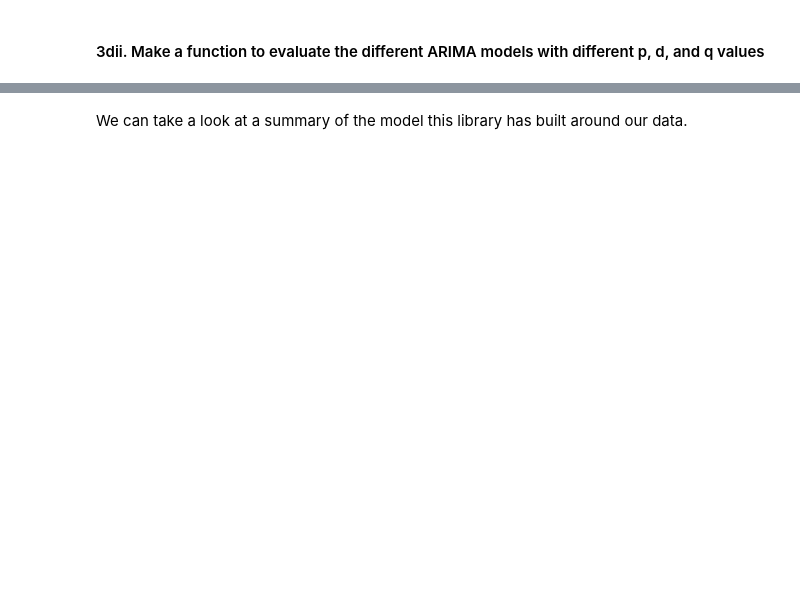
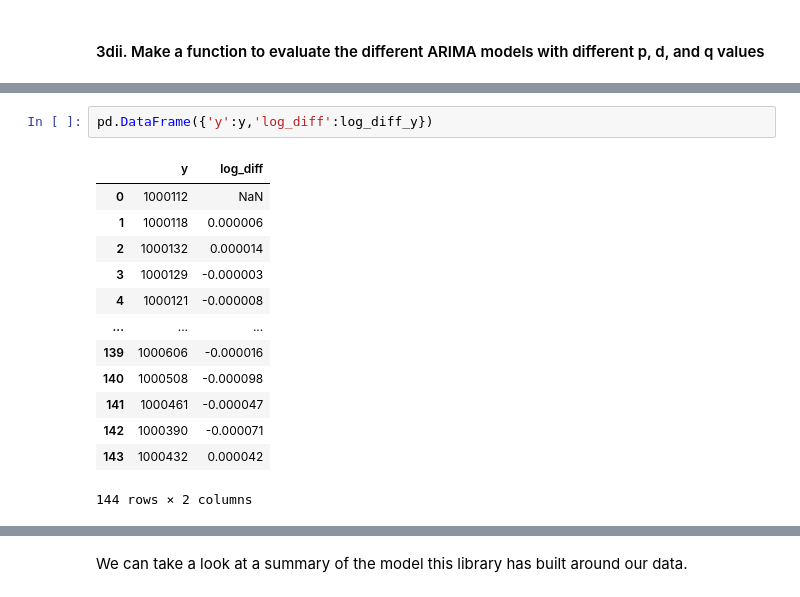
Before and after one commit to MsEM11/Time-Series-Investigation, a Jupyter notebook: Cowboy Cigarettes Case Study - Tier 3.ipynb, the cells around one changed output, grey strips where cells are left out. Cells and saved outputs as stored; diff of their text form; blank space fills up the shorter version.

```diff
--- a/Cowboy Cigarettes Case Study - Tier 3.ipynb
+++ b/Cowboy Cigarettes Case Study - Tier 3.ipynb
@@ -321,2 +420,18 @@ _ _ _
+# %%
+pd.DataFrame({'y':y,'log_diff':log_diff_y})
+# %% [output]
+|  | y | log_diff |
+| 0 | 1000112 | NaN |
+| 1 | 1000118 | 0.000006 |
+| 2 | 1000132 | 0.000014 |
+| 3 | 1000129 | -0.000003 |
+| 4 | 1000121 | -0.000008 |
+| ... | ... | ... |
+| 139 | 1000606 | -0.000016 |
+| 140 | 1000508 | -0.000098 |
+| 141 | 1000461 | -0.000047 |
+| 142 | 1000390 | -0.000071 |
+| 143 | 1000432 | 0.000042 |
+144 rows × 2 columns
 # %% [markdown]
 So the best p,d, q, parameters for our ARIMA model are 2, 1, 1 respectively. Now we know this, we can build the model.
```
Also changed, not shown: parts of 21 cells of this notebook.
